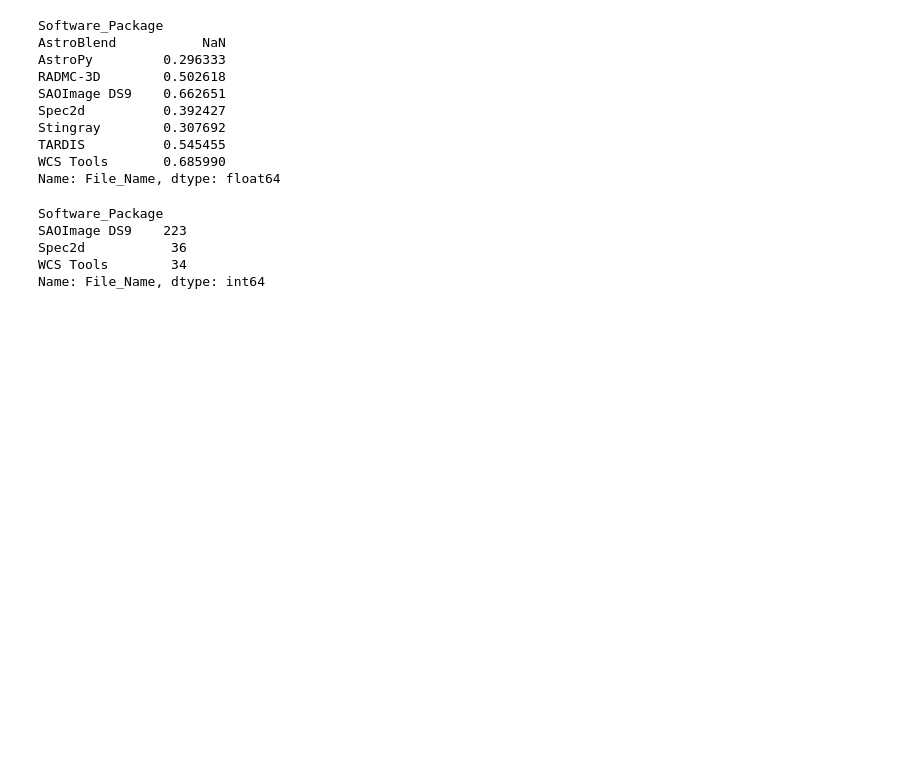
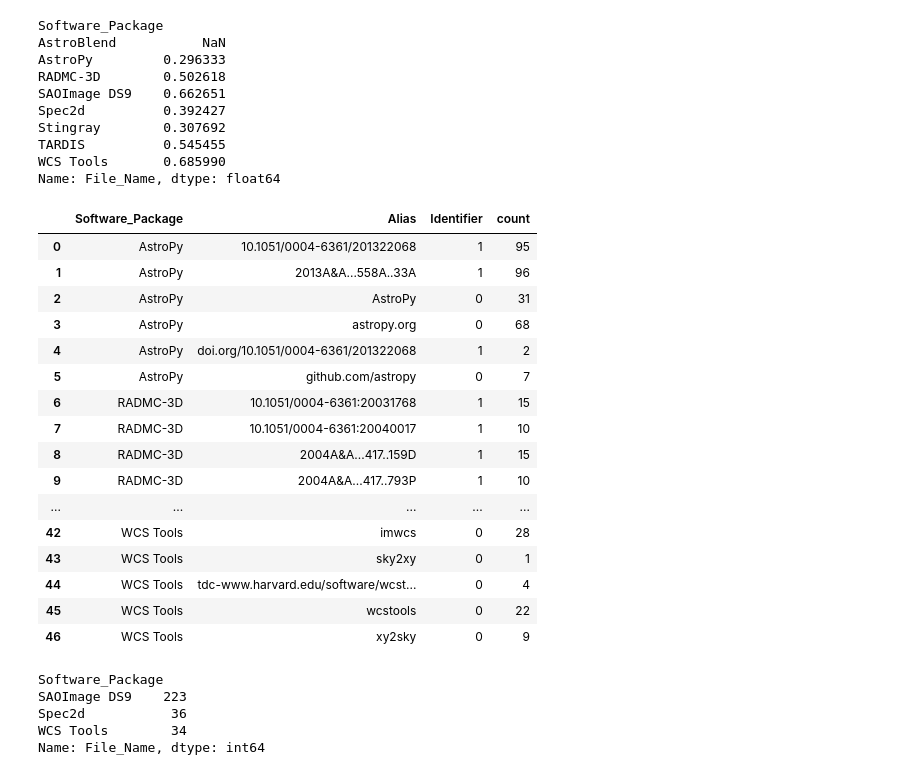
Before and after one commit to CfA-Library/Cite_Astro_Software, a Jupyter notebook: Citation_Study_2019/XML_ANALYSIS_022619.ipynb, the cells around one changed output. Cells and saved outputs as stored; diff of their text form; code cells hidden in the pictures; blank space fills up the shorter version.

Commit message:
summary results added

```diff
--- a/Citation_Study_2019/XML_ANALYSIS_022619.ipynb
+++ b/Citation_Study_2019/XML_ANALYSIS_022619.ipynb
@@ -376,6 +380,32 @@ Stingray        0.307692
 TARDIS          0.545455
 WCS Tools       0.685990
 Name: File_Name, dtype: float64
+# %%
+# Which aliases were used in the papers with aliases in acknowledgements? Write results to csv
+XML_ack_aliases = pd.DataFrame({'count' : XML_all_ack.groupby( [ "Software_Package", "Alias", "Identifier", 'File_Name'] ).size()}).reset_index()
+XML_ack_aliases.to_csv("XML_ack_aliases_022719.csv")
+
+# show readable results w/o file names
+XML_ack_aliases_summary = pd.DataFrame({'count' : XML_all_ack.groupby( [ "Software_Package", "Alias", "Identifier"] ).size()}).reset_index()
+XML_ack_aliases_summary
+# %% [output]
+|  | Software_Package | Alias | Identifier | count |
+| 0 | AstroPy | 10.1051/0004-6361/201322068 | 1 | 95 |
+| 1 | AstroPy | 2013A&A...558A..33A | 1 | 96 |
+| 2 | AstroPy | AstroPy | 0 | 31 |
+| 3 | AstroPy | astropy.org | 0 | 68 |
+| 4 | AstroPy | doi.org/10.1051/0004-6361/201322068 | 1 | 2 |
+| 5 | AstroPy | github.com/astropy | 0 | 7 |
+| 6 | RADMC-3D | 10.1051/0004-6361:20031768 | 1 | 15 |
+| 7 | RADMC-3D | 10.1051/0004-6361:20040017 | 1 | 10 |
+| 8 | RADMC-3D | 2004A&A...417..159D | 1 | 15 |
+| 9 | RADMC-3D | 2004A&A...417..793P | 1 | 10 |
+| ... | ... | ... | ... | ... |
+| 42 | WCS Tools | imwcs | 0 | 28 |
+| 43 | WCS Tools | sky2xy | 0 | 1 |
+| 44 | WCS Tools | tdc-www.harvard.edu/software/wcst... | 0 | 4 |
+| 45 | WCS Tools | wcstools | 0 | 22 |
+| 46 | WCS Tools | xy2sky | 0 | 9 |
 # %%
 # How many articles containing software aliases had a software aliases mentioned in a footnote?
 XML_all_fn = XML_results.loc[XML_results['fn'] == 'yes']
```
Also changed, not shown: parts of 2 cells of this notebook, 3 other files.
